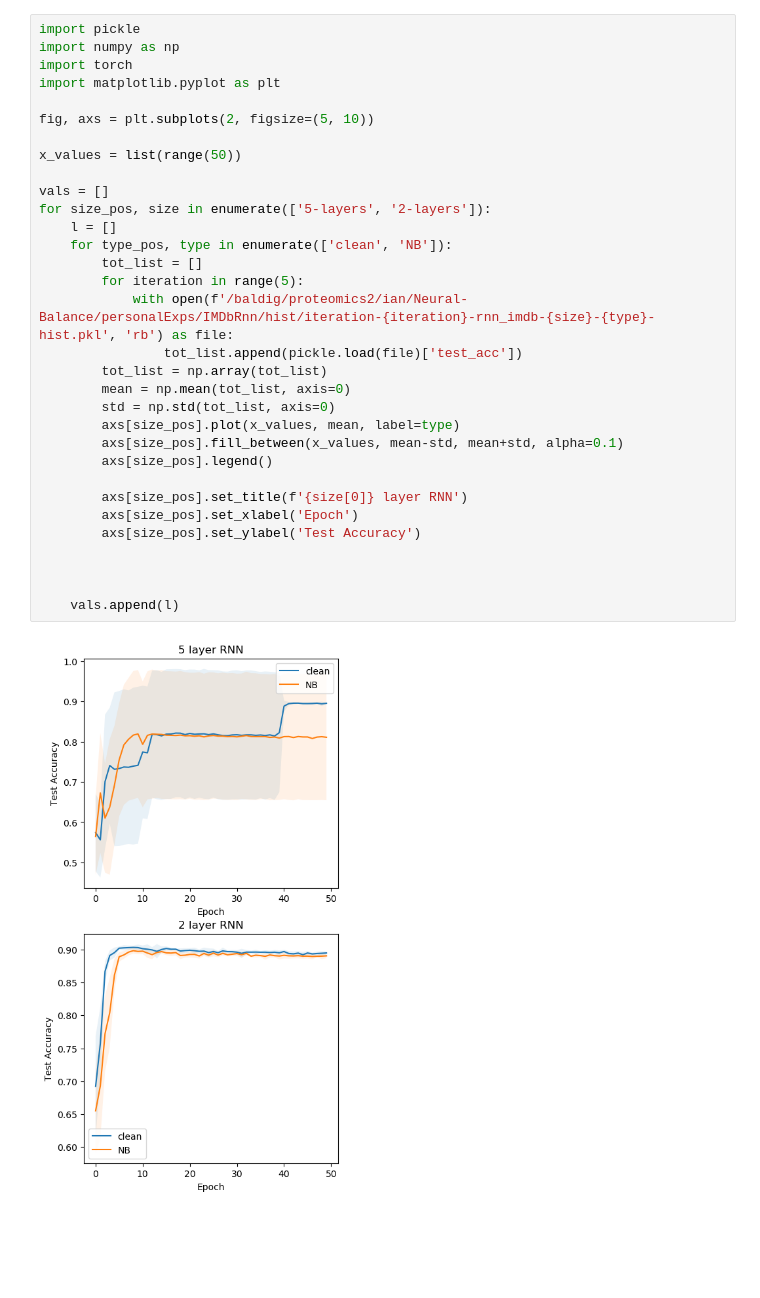
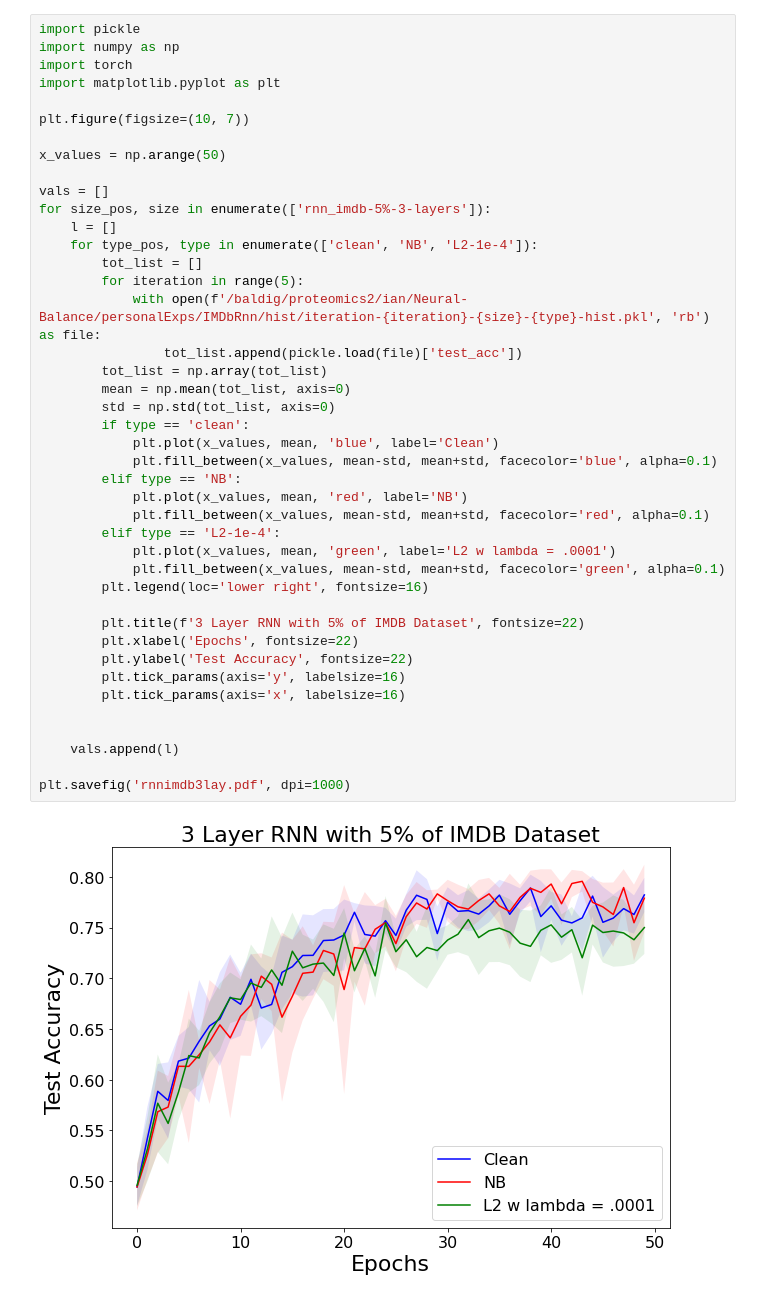
Before and after one commit to antonyalexos/Neural-Balance, a Jupyter notebook: personalExps/IMDbRnn/plotting.ipynb, the cells around one changed output. Cells and saved outputs as stored; diff of their text form; blank space fills up the shorter version.

```diff
--- a/personalExps/IMDbRnn/plotting.ipynb
+++ b/personalExps/IMDbRnn/plotting.ipynb
@@ -1,35 +1,45 @@
 # %%
 import pickle
 import numpy as np
 import torch
 import matplotlib.pyplot as plt
 
-fig, axs = plt.subplots(2, figsize=(5, 10))
+plt.figure(figsize=(10, 7))
 
-x_values = list(range(50))
+x_values = np.arange(50)
 
 vals = []
-for size_pos, size in enumerate(['5-layers', '2-layers']):
+for size_pos, size in enumerate(['rnn_imdb-5%-3-layers']):
     l = []
-    for type_pos, type in enumerate(['clean', 'NB']):
+    for type_pos, type in enumerate(['clean', 'NB', 'L2-1e-4']):
         tot_list = []
         for iteration in range(5):
-            with open(f'/baldig/proteomics2/ian/Neural-Balance/personalExps/IMDbRnn/hist/iteration-{iteration}-rnn_imdb-{size}-{type}-hist.pkl', 'rb') as file:
+            with open(f'/baldig/proteomics2/ian/Neural-Balance/personalExps/IMDbRnn/hist/iteration-{iteration}-{size}-{type}-hist.pkl', 'rb') as file:
                 tot_list.append(pickle.load(file)['test_acc'])
         tot_list = np.array(tot_list)
         mean = np.mean(tot_list, axis=0)
         std = np.std(tot_list, axis=0)
-        axs[size_pos].plot(x_values, mean, label=type)
-        axs[size_pos].fill_between(x_values, mean-std, mean+std, alpha=0.1)
-        axs[size_pos].legend()
+        if type == 'clean':
+            plt.plot(x_values, mean, 'blue', label='Clean')
+            plt.fill_between(x_values, mean-std, mean+std, facecolor='blue', alpha=0.1)
+        elif type == 'NB':
+            plt.plot(x_values, mean, 'red', label='NB')
+            plt.fill_between(x_values, mean-std, mean+std, facecolor='red', alpha=0.1)
+        elif type == 'L2-1e-4':
+            plt.plot(x_values, mean, 'green', label='L2 w lambda = .0001')
+            plt.fill_between(x_values, mean-std, mean+std, facecolor='green', alpha=0.1)
+        plt.legend(loc='lower right', fontsize=16)
 
-        axs[size_pos].set_title(f'{size[0]} layer RNN')
-        axs[size_pos].set_xlabel('Epoch')
-        axs[size_pos].set_ylabel('Test Accuracy')
-
+        plt.title(f'3 Layer RNN with 5% of IMDB Dataset', fontsize=22)
+        plt.xlabel('Epochs', fontsize=22)
+        plt.ylabel('Test Accuracy', fontsize=22)
+        plt.tick_params(axis='y', labelsize=16)
+        plt.tick_params(axis='x', labelsize=16)
 
 
     vals.append(l)
+
+plt.savefig('rnnimdb3lay.pdf', dpi=1000)
 # %% [output]
-[figure, old version]
+[figure, new version]
 # %%
```
Also changed, not shown: parts of 5 cells of this notebook, 18 other files.
